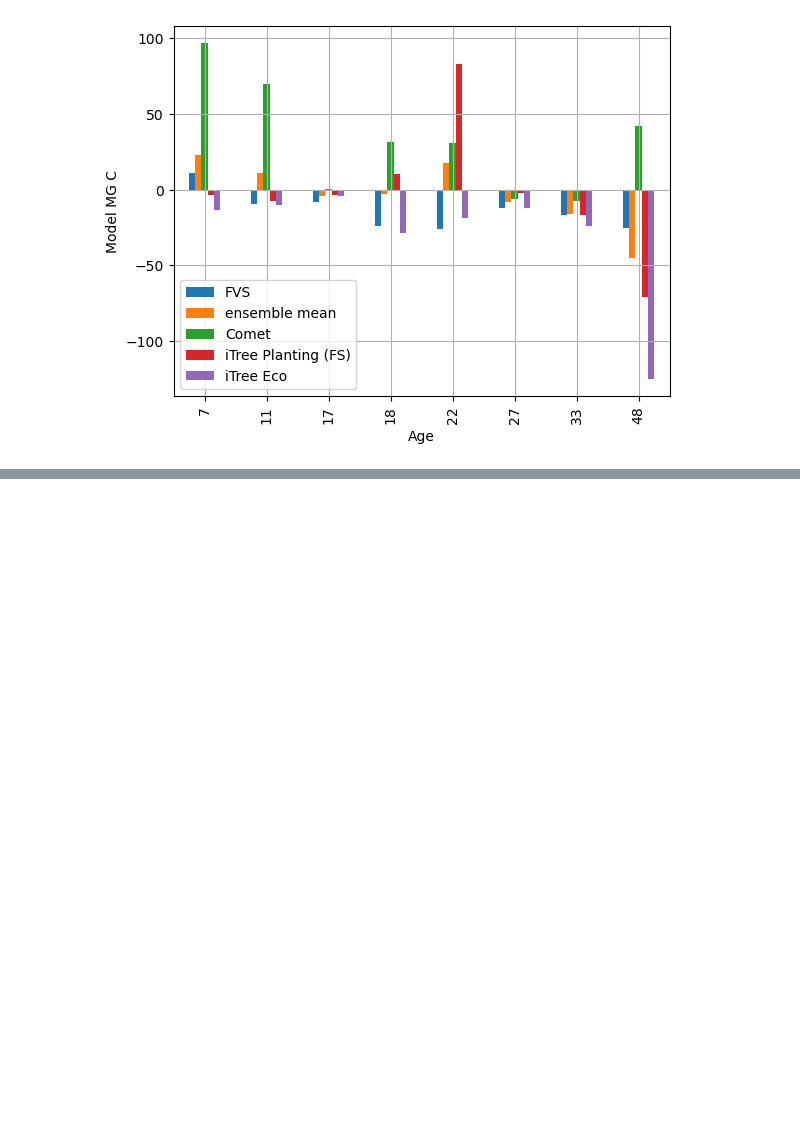
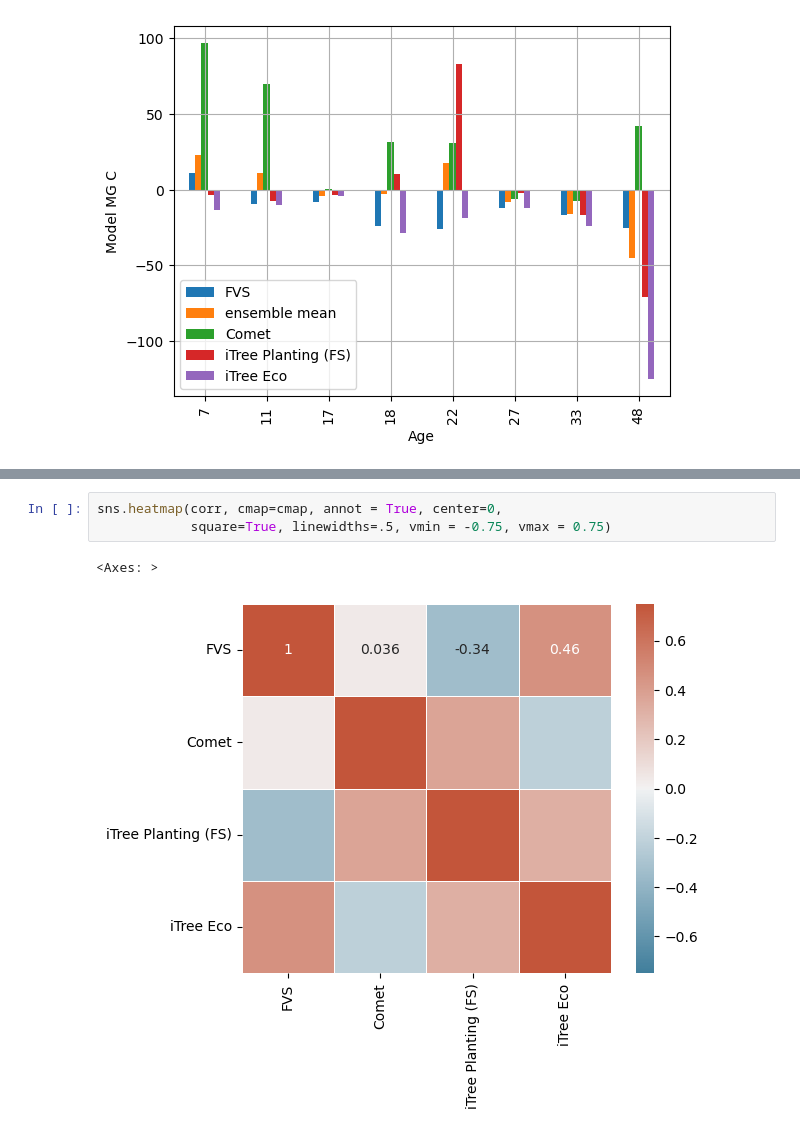
Before and after one commit to kashingtonDC/bio_model_comparison, a Jupyter notebook: code/analysis_v2.ipynb, the cells around one changed output, grey strips where cells are left out. Drawn from its saved outputs; the diff is of its cells as text; blank space fills up the shorter version.

```diff
--- a/code/analysis_v2.ipynb
+++ b/code/analysis_v2.ipynb
@@ -267,0 +269,6 @@ sns.heatmap(corr, mask=mask, cmap=cmap, vmax=.3, center=0,
+# %%
+sns.heatmap(corr, cmap=cmap, annot = True, center=0,
+            square=True, linewidths=.5, vmin = -0.75, vmax = 0.75)
+# %% [output]
+<Axes: >
+[figure, added]
```
Also changed, not shown: parts of 8 cells of this notebook.
